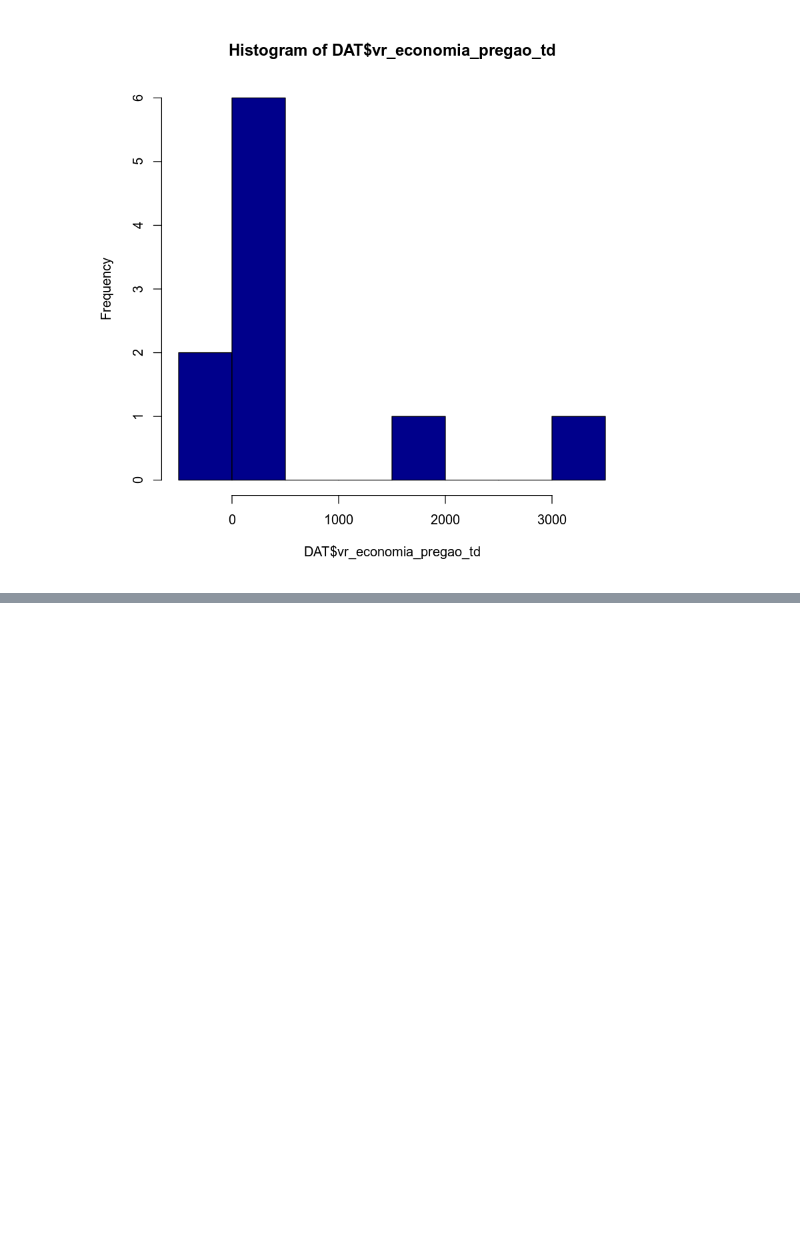
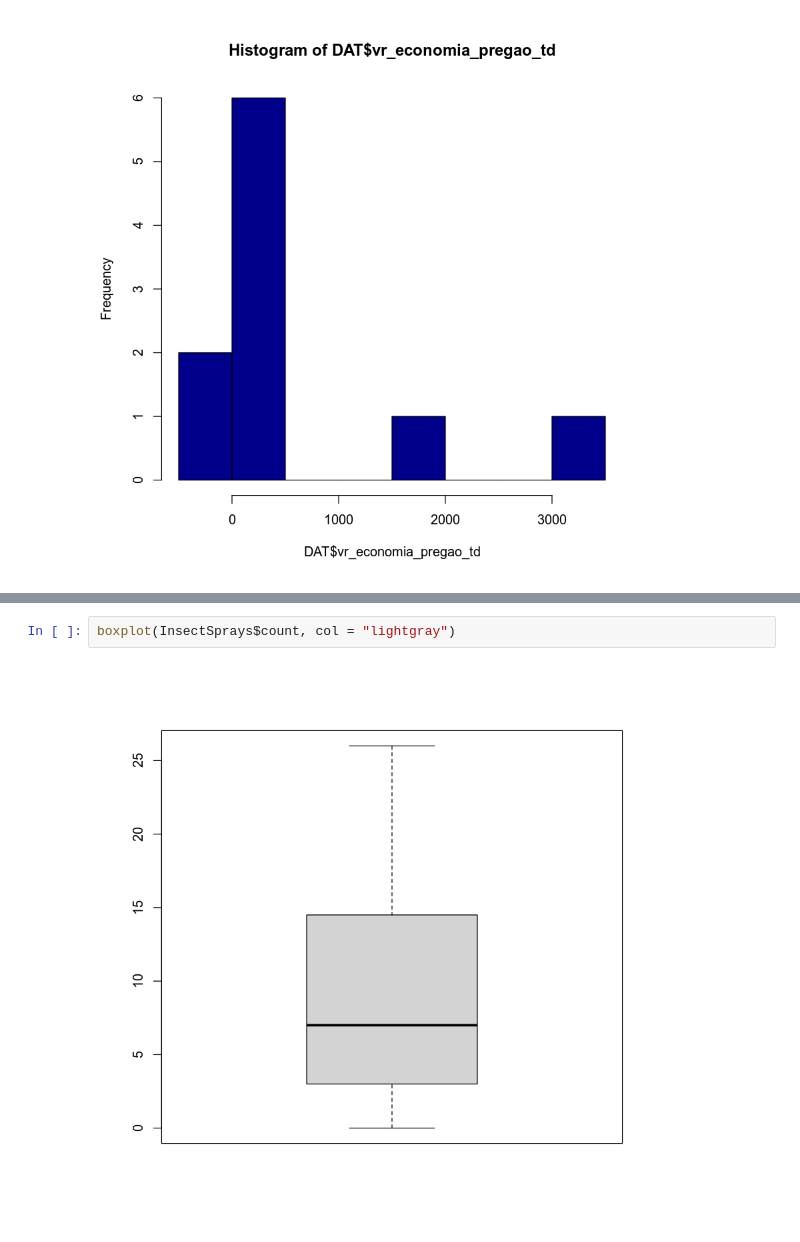
Before and after one commit to amk2/R-, a Jupyter notebook: RComprasPlanilha.ipynb, the cells around one changed output, grey strips where cells are left out. Drawn from its saved outputs; the diff is of its cells as text; blank space fills up the shorter version.

```diff
--- a/RComprasPlanilha.ipynb
+++ b/RComprasPlanilha.ipynb
@@ -168,0 +206,4 @@ hist(DAT$vr_economia_pregao_td, col="darkblue", border="black")
+# %%
+boxplot(InsectSprays$count, col = "lightgray")
+# %% [output]
+[figure, added]
```
Also changed, not shown: parts of 9 cells of this notebook.
